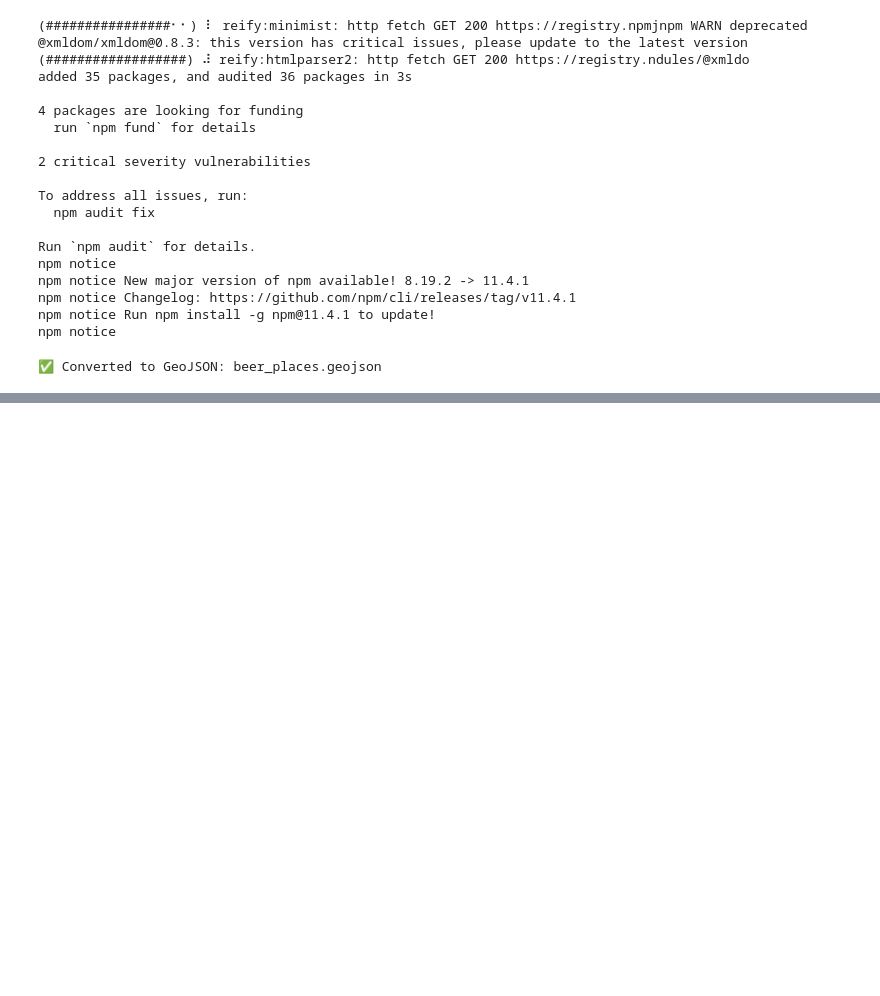
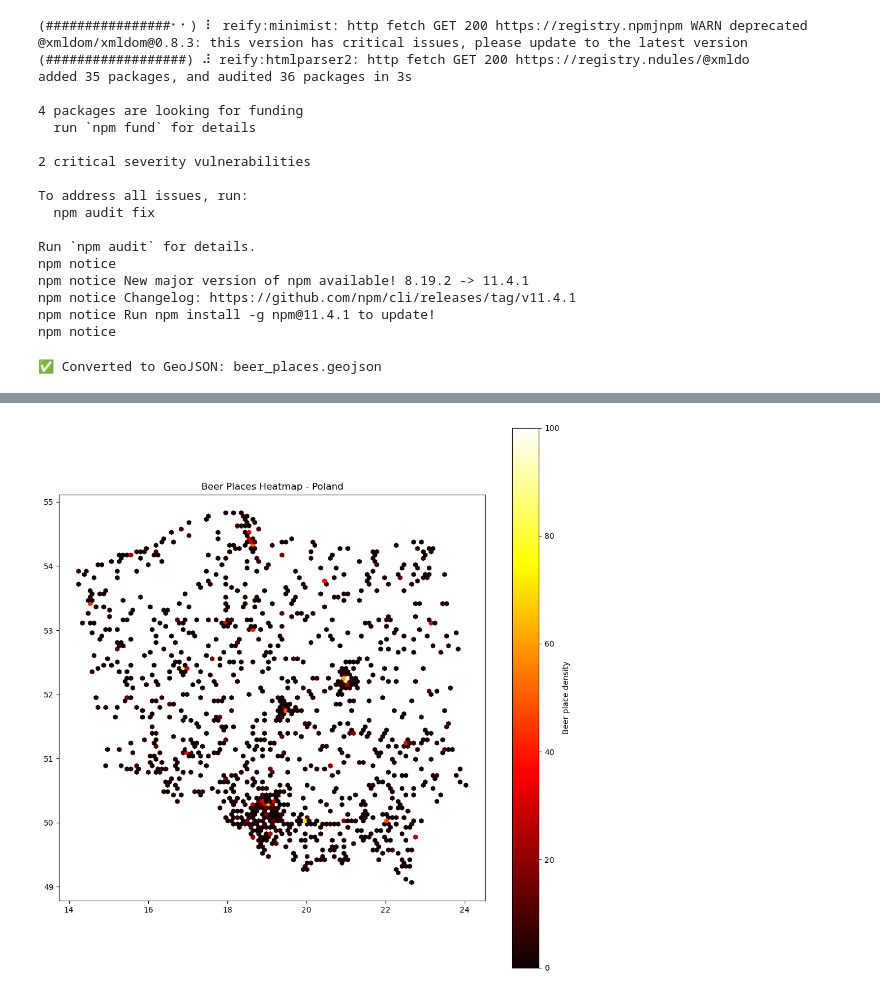
Before and after one commit to Adam0s007/docker-hpc, a Jupyter notebook: beer.ipynb, the cells around one changed output, grey strips where cells are left out. Drawn from its saved outputs; the diff is of its cells as text; code cells hidden in the pictures; blank space fills up the shorter version.

Commit message:
add beer processing

```diff
--- a/beer.ipynb
+++ b/beer.ipynb
@@ -172,0 +102,28 @@ Skipping field contact:phone:description: unsupported OGR type: 10
+# %%
+%use python3
+import geopandas as gpd
+import matplotlib.pyplot as plt
+from shapely.geometry import Point
+import pandas as pd
+
+# gdf = gpd.read_file("beer_places_world.geojson")
+gdf = gpd.read_file("beer_places_poland.geojson")
+
+gdf = gdf[gdf.geometry.type == 'Point']
+
+
+fig, ax = plt.subplots(figsize=(10, 10))
+ax.set_title("Beer Places Heatmap - Poland")
+
+gdf.plot(ax=ax, alpha=0.5, markersize=1, color='red')
+
+x = gdf.geometry.x
+y = gdf.geometry.y
+hb = ax.hexbin(x, y, gridsize=100, cmap="hot", mincnt=1, vmin=0, vmax=100)
+
+cb = fig.colorbar(hb, ax=ax, label="Beer place density")
+plt.tight_layout()
+plt.savefig("beer_places_heatmap.png", dpi=600)
+plt.show()
+# %% [output]
+[figure, added]
```
Also changed, not shown: parts of 7 cells of this notebook.
